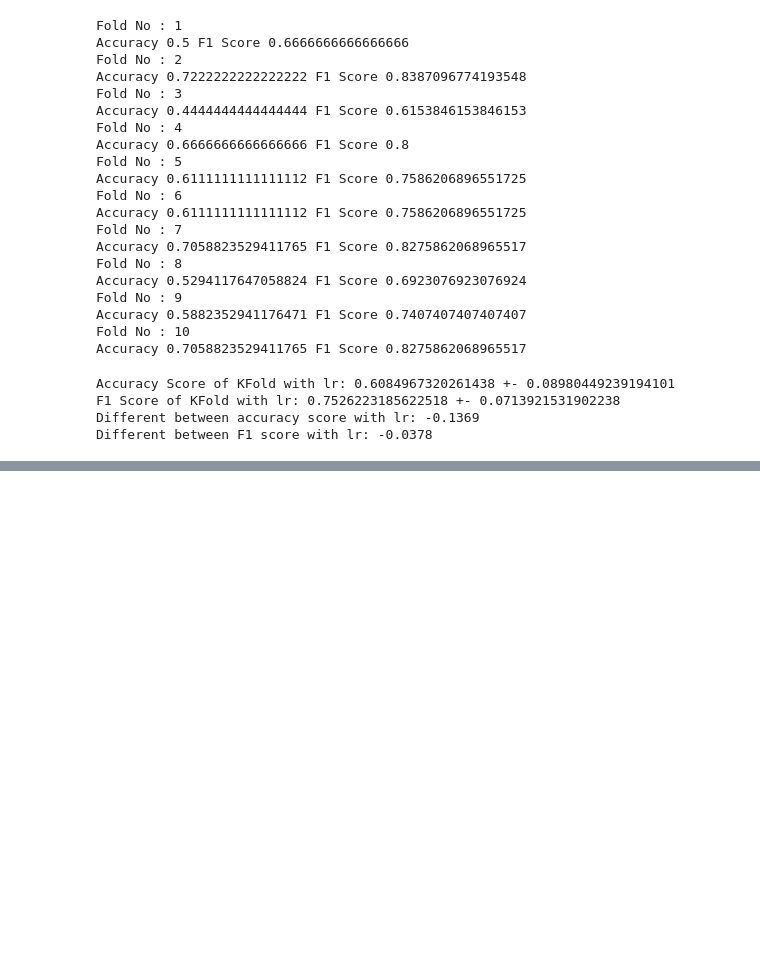
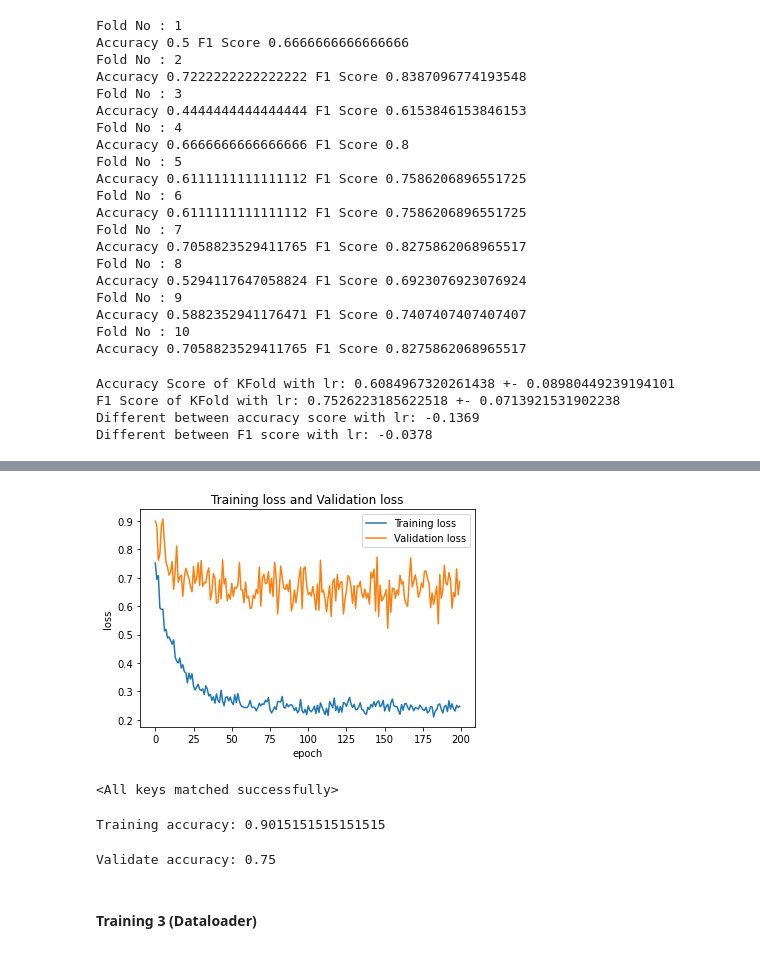
Before and after one commit to Zeno-PT/Resume, a Jupyter notebook: Parkinson disease/Reading_mat_PD.ipynb, the cells around one changed output, grey strips where cells are left out. Drawn from its saved outputs; the diff is of its cells as text; code cells hidden in the pictures; blank space fills up the shorter version.

```diff
--- a/Parkinson disease/Reading_mat_PD.ipynb
+++ b/Parkinson disease/Reading_mat_PD.ipynb
@@ -1453,0 +1884,7 @@ X_val, X_test, y_val, y_test = train_test_split(X_val, y_val, random_state=1)
+# %%
+# Epoch 1-200
+n_epochs = 200
+train_losses = []
+val_losses = []
+for epoch in range(n_epochs):
+    train(model_1,epoch,X_train,y_train,X_val,y_val)
@@ -1453,0 +1909,4 @@ X_val, X_test, y_val, y_test = train_test_split(X_val, y_val, random_state=1)
+# %%
+plot_result(train_losses,val_losses)
+# %% [output]
+[figure, added]
@@ -1453,0 +1915,33 @@ X_val, X_test, y_val, y_test = train_test_split(X_val, y_val, random_state=1)
+# %%
+model = Net().to(device)
+model.load_state_dict(torch.load('/content/gdrive/My Drive/Work/Y1/CD_PD_data/CNN-1-2.pt'))
+# %% [output]
+<All keys matched successfully>
+# %%
+# prediction for training set
+with torch.no_grad():
+  if (torch.cuda.is_available()):
+    output = model(X_train.cuda())
+  else:
+    output = model(X_train)
+softmax = torch.exp(output).cpu()
+prob = list(softmax.numpy())
+predictions = np.argmax(prob, axis=1)
+print("Training accuracy: "+str(accuracy_score(y_train, predictions)))
+# %% [output]
+Training accuracy: 0.9015151515151515
+# %%
+# prediction for validation set
+with torch.no_grad():
+  if (torch.cuda.is_available()):
+    output = model(X_val.cuda())
+  else:
+    output = model(X_val)
+softmax = torch.exp(output).cpu()
+prob = list(softmax.numpy())
+predictions = np.argmax(prob, axis=1)
+print("Validate accuracy: "+str(accuracy_score(y_val, predictions)))
+# %% [output]
+Validate accuracy: 0.75
+# %% [markdown]
+#### Training 3 (Dataloader)
```
Also changed, not shown: parts of 83 cells of this notebook, 5 other files.
